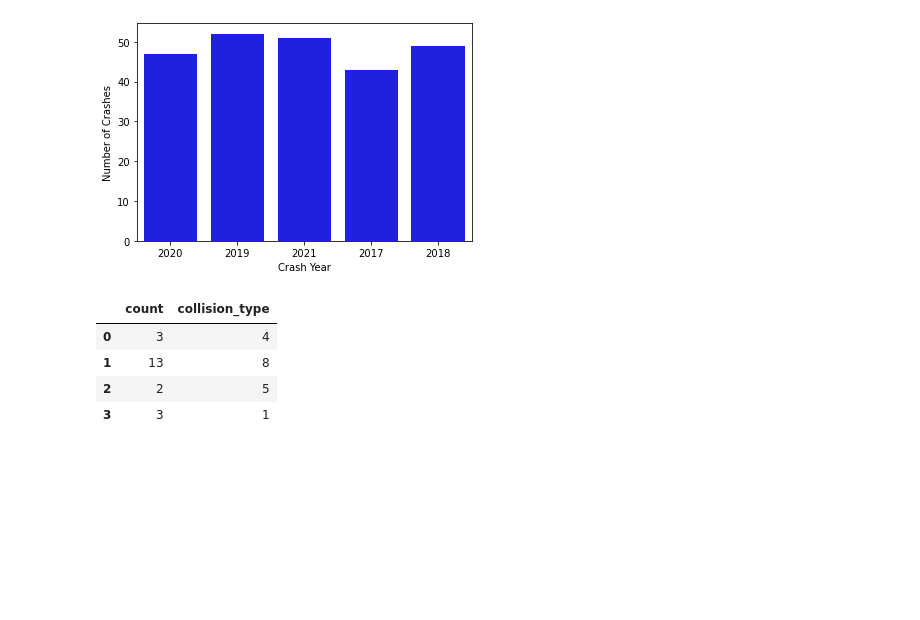
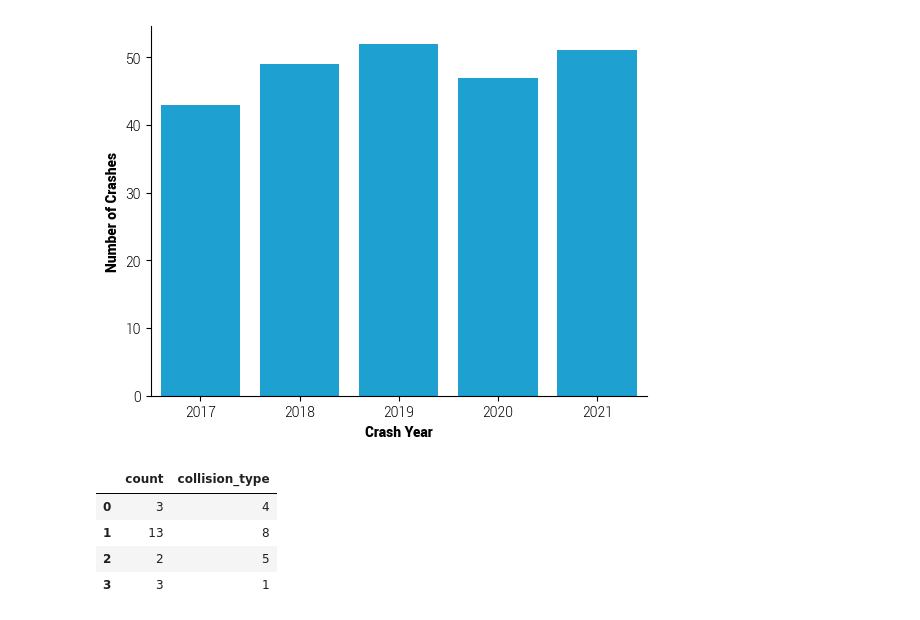
Before and after one commit to dvrpc/crash_analysis, a Jupyter notebook: notebooks/chart_testing.ipynb, the cells around one changed output. Cells and saved outputs as stored; diff of their text form; code cells hidden in the pictures; blank space fills up the shorter version.

Commit message:
made edits to crash charts

```diff
--- a/notebooks/chart_testing.ipynb
+++ b/notebooks/chart_testing.ipynb
@@ -7,9 +7,9 @@ from sqlalchemy import create_engine
 import os
 
 #copy from .env to use in notebook locally
-gis_url =
-analysis_url =
-data_root =
+gis_url = 'postgresql://dvrpc_viewer:viewer@10.1.1.211:5432/gis'
+analysis_url = 'postgresql://postgres:root@localhost/huntingpark'
+data_root = 'C:/Users/mgorini/crash_analysis'
 
 ANALYSIS_URL = analysis_url
 GIS_URL = gis_url
@@ -35,12 +35,19 @@ nonpdo_by_year = pd.read_sql(
 )
 # %%
 #configure the plot and view
-fig = sns.barplot(data = nonpdo_by_year, x= "crash_year", y = "count",  color = "blue")
+plt.rcParams.update({'font.family':'roboto', 'font.weight': 300})
+fig = sns.barplot(
+    data = nonpdo_by_year,
+    x= "crash_year",
+    y = "count",
+    color = "#00AEEF",
+    order=nonpdo_by_year.sort_values('crash_year').crash_year)
 plt.xlabel("Crash Year")
 plt.ylabel("Number of Crashes")
+sns.despine()
 plt.show(fig)
 # %% [output]
-[figure, old version]
+[figure, new version]
 # %%
 #query that will result in a pie chart
 q_ksi_by_type = fr"""select count (crash_table), crash_table.collision_type
```
Also changed, not shown: parts of 5 cells of this notebook.
